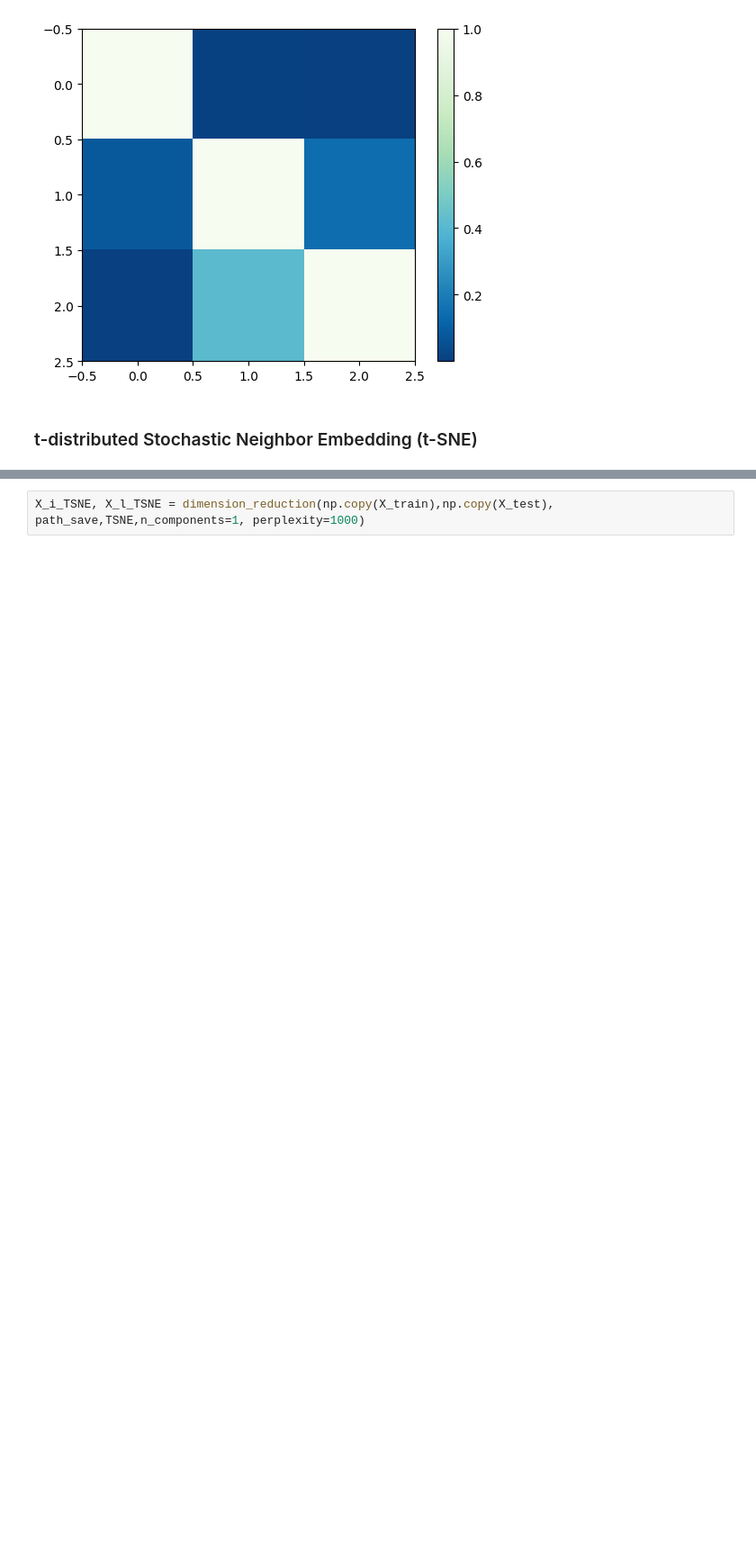
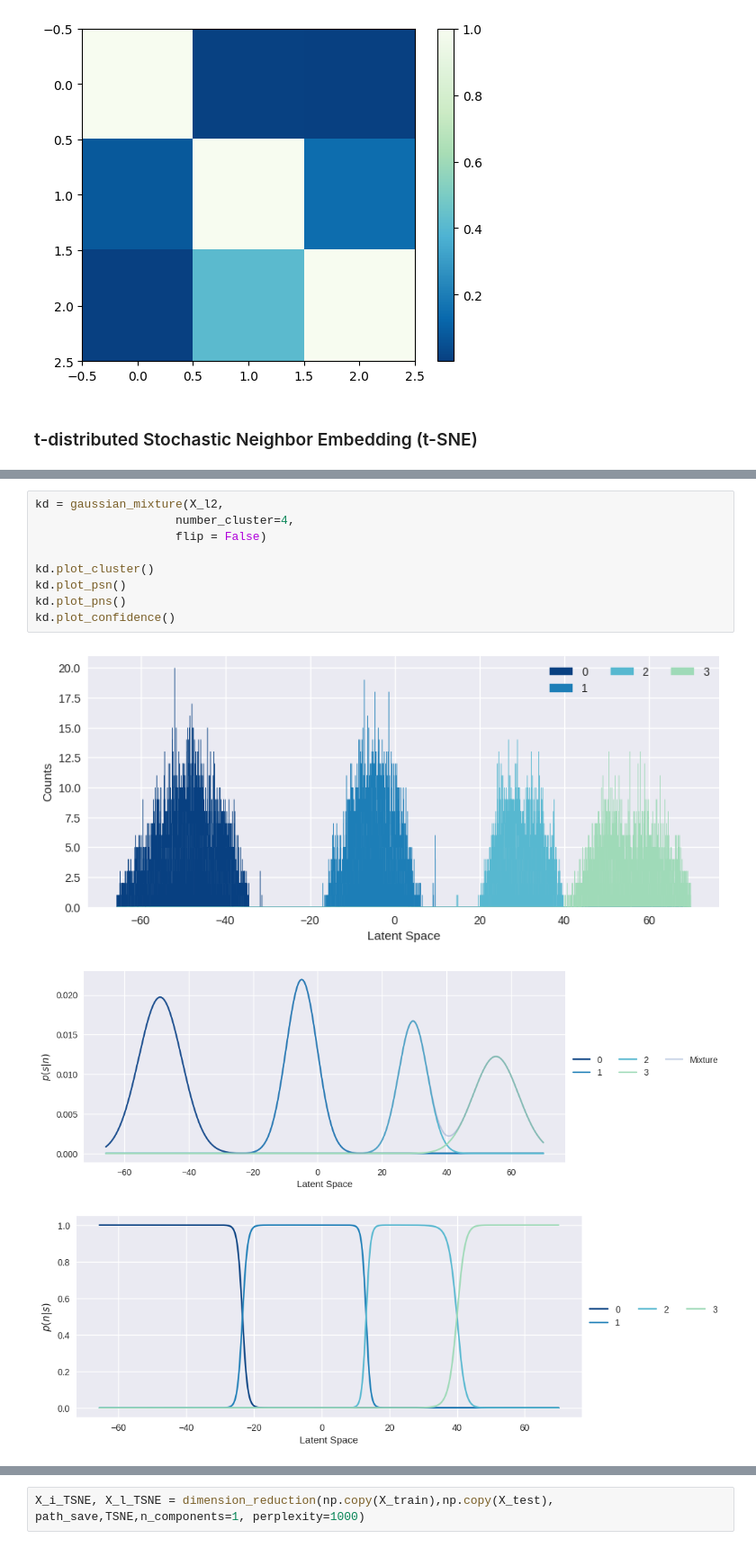
Before and after one commit to polyquantique/Photon-Number-Classification, a Jupyter notebook: src/Metrics_SNSPD.ipynb, the cells around one changed output, grey strips where cells are left out. Shown at 90% size. Drawn from its saved outputs; the diff is of its cells as text; blank space fills up the shorter version.

Commit message:
CNN and metrics in gaussianMixture2D

```diff
--- a/src/Metrics_SNSPD.ipynb
+++ b/src/Metrics_SNSPD.ipynb
@@ -319,0 +339,13 @@ X_l_KPCA_C = kd.normalize_latent(X_l_KPCA_C, certain_clusters)
+# %%
+kd = gaussian_mixture(X_l2,
+                    number_cluster=4,
+                    flip = False)
+
+kd.plot_cluster()
+kd.plot_psn()
+kd.plot_pns()
+kd.plot_confidence()
+# %% [output]
+[figure, added]
+[figure, added]
+[figure, added]
```
Also changed, not shown: parts of 10 cells of this notebook, 27 other files.
